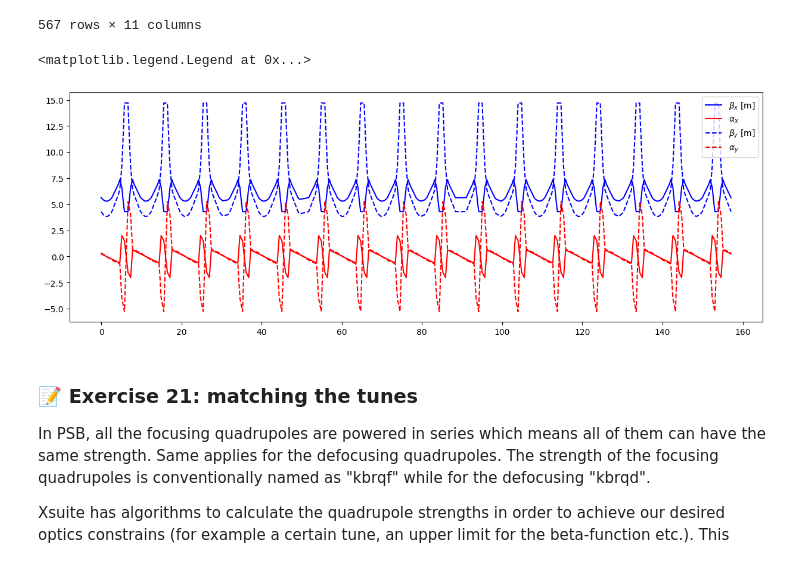
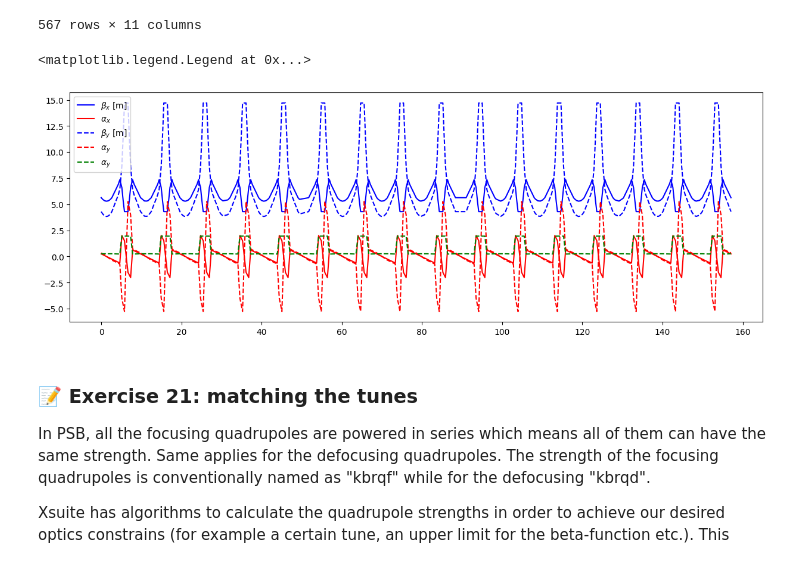
Before and after one commit to tprebiba/auth-accelerator-physics-xsuite, a Jupyter notebook: 3_PSB_Xsuite_tracking.ipynb, the cells around one changed output. Drawn from its saved outputs; the diff is of its cells as text; code cells hidden in the pictures.

```diff
--- a/3_PSB_Xsuite_tracking.ipynb
+++ b/3_PSB_Xsuite_tracking.ipynb
@@ -144,13 +144,14 @@ twiss_df[['s', 'betx', 'alfx', 'gamx', 'mux', 'dx', 'bety', 'alfy', 'gamy', 'muy
 # %%
 plt.figure(figsize=(15,5))
 plt.plot(twiss_df['s'], twiss_df['betx'], label=r'$\beta_x$ [m]', c='blue')
 plt.plot(twiss_df['s'], twiss_df['alfx'], label=r'$\alpha_x$', c='red')
 plt.plot(twiss_df['s'], twiss_df['bety'], label=r'$\beta_y$ [m]', c='blue', ls='--')
 plt.plot(twiss_df['s'], twiss_df['alfy'], label=r'$\alpha_y$', c='red', ls='--')
+plt.plot(twiss_df['s'], twiss_df['gamy'], label=r'$\alpha_y$', c='green', ls='--')
 plt.legend()
 # %% [output]
 <matplotlib.legend.Legend at 0x...>
-[figure, old version]
+[figure, new version]
 # %% [markdown]
 ### 📝 Exercise 21: matching the tunes
 
```
Also changed, not shown: parts of 1 cell of this notebook, 2 other files.
